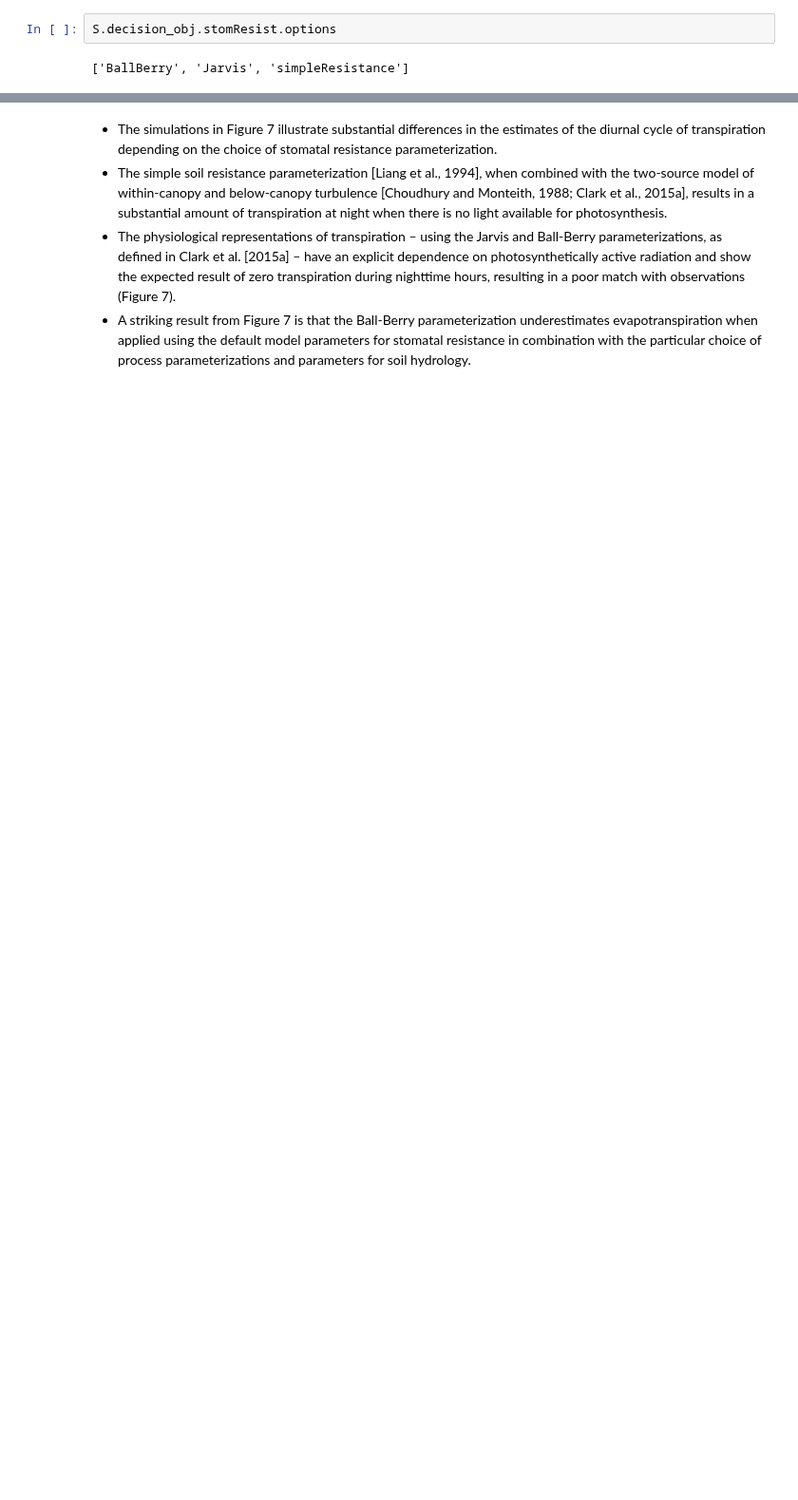
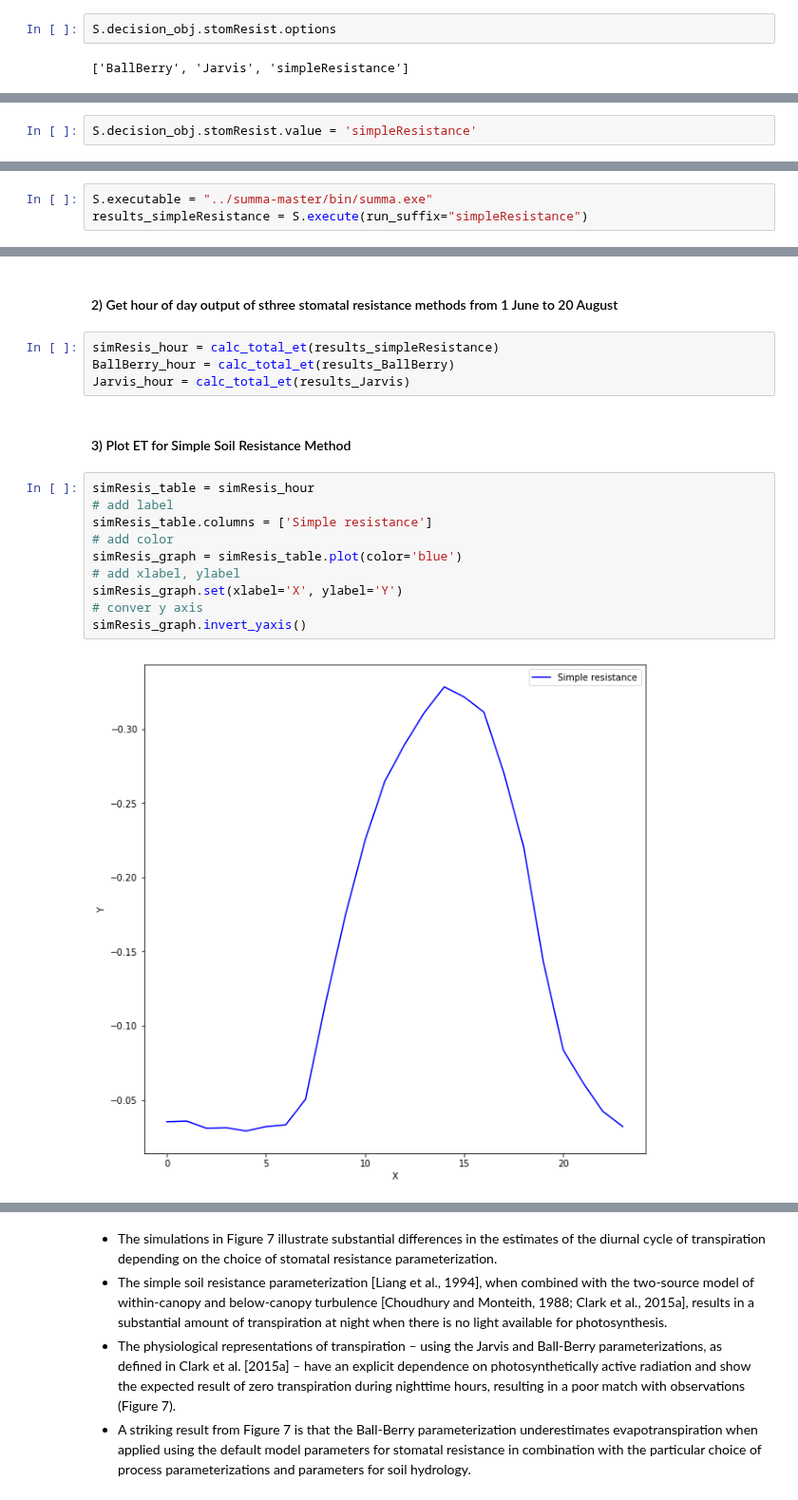
Before and after one commit to UW-Hydro/pysumma, a Jupyter notebook: pySUMMA_Demo_Example_FIg7.ipynb, the cells around one changed output, grey strips where cells are left out. Shown at 95% size. Drawn from its saved outputs; the diff is of its cells as text; blank space fills up the shorter version.

```diff
--- a/pySUMMA_Demo_Example_FIg7.ipynb
+++ b/pySUMMA_Demo_Example_FIg7.ipynb
@@ -200,0 +109,2 @@ ET_Combine.columns = ['Ball-Berry', 'Jarvis', 'Simple resistance']
+# %%
+S.decision_obj.stomResist.value = 'simpleResistance'
@@ -200,0 +113,3 @@ ET_Combine.columns = ['Ball-Berry', 'Jarvis', 'Simple resistance']
+# %%
+S.executable = "../summa-master/bin/summa.exe"
+results_simpleResistance = S.execute(run_suffix="simpleResistance")
@@ -200,0 +157,20 @@ ET_Combine.columns = ['Ball-Berry', 'Jarvis', 'Simple resistance']
+# %% [markdown]
+#### 2) Get hour of day output of sthree stomatal resistance methods from 1 June to 20 August
+# %%
+simResis_hour = calc_total_et(results_simpleResistance)
+BallBerry_hour = calc_total_et(results_BallBerry)
+Jarvis_hour = calc_total_et(results_Jarvis)
+# %% [markdown]
+#### 3) Plot ET for Simple Soil Resistance Method
+# %%
+simResis_table = simResis_hour
+# add label
+simResis_table.columns = ['Simple resistance']
+# add color
+simResis_graph = simResis_table.plot(color='blue')
+# add xlabel, ylabel
+simResis_graph.set(xlabel='X', ylabel='Y')
+# conver y axis
+simResis_graph.invert_yaxis()
+# %% [output]
+[figure, added]
```
Also changed, not shown: parts of 104 cells of this notebook.
